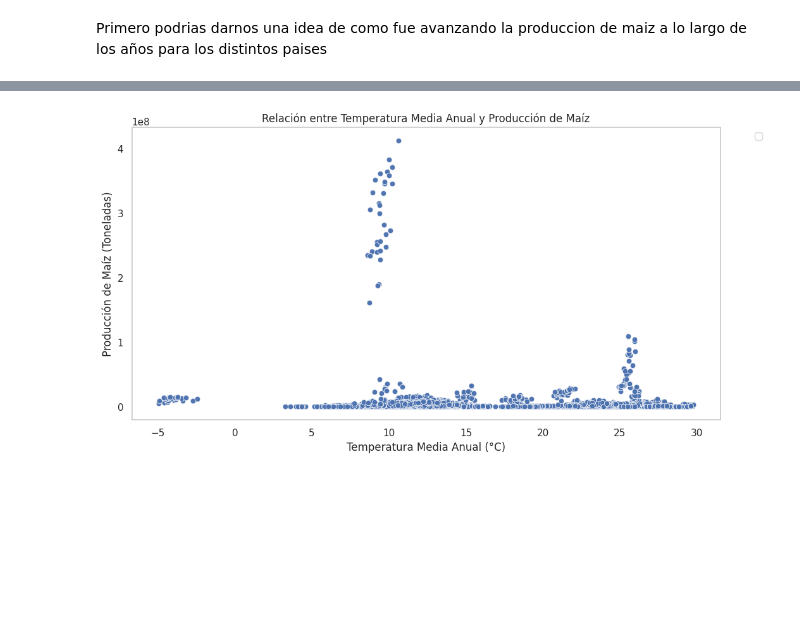
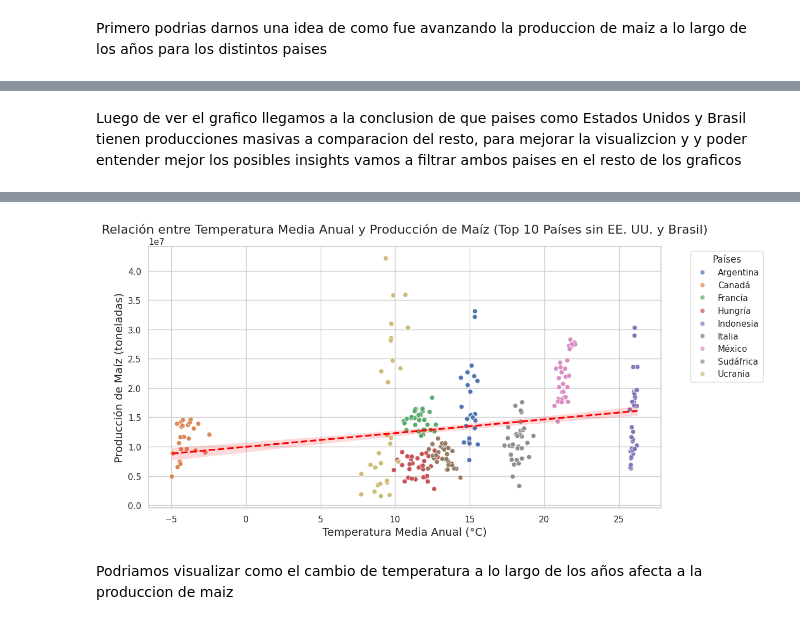
Before and after one commit to Nahuelito22/Data_StoryTelling_Ghilardi, a Jupyter notebook: PrediccionAgricola.ipynb, the cells around one changed output, grey strips where cells are left out. Drawn from its saved outputs; the diff is of its cells as text; code cells hidden in the pictures; blank space fills up the shorter version.

```diff
--- a/PrediccionAgricola.ipynb
+++ b/PrediccionAgricola.ipynb
@@ -696,11 +795,33 @@ Vamos a ver como se correlaciona la produccion de maiz y la temperatura media an
+# %% [markdown]
+Luego de ver el grafico llegamos a la conclusion de que paises como Estados Unidos y Brasil tienen producciones masivas a comparacion del resto, para mejorar la visualizcion y y poder entender mejor los posibles insights vamos a filtrar ambos paises en el resto de los graficos
 # %%
-# Gráfico de dispersión entre la producción de maíz y la temperatura media anual. Puedes incluir una línea de tendencia para observar la relación.
+# Filtrar los datos para eliminar EE. UU. y Brasil
+df_filtrado_final = df_top_10[~df_top_10['Country'].isin(['Estados Unidos', 'Brasil'])]
+
+# Generar el gráfico de dispersión
 plt.figure(figsize=(12, 6))
-sns.scatterplot(data=dfPrediccionAgricola_imputado, x='Annual Mean', y='Production', alpha=0.7)
-plt.title('Relación entre Temperatura Media Anual y Producción de Maíz')
-plt.xlabel('Temperatura Media Anual (°C)')
-plt.ylabel('Producción de Maíz (Toneladas)')
-plt.legend(bbox_to_anchor=(1.05, 1), loc=2)
-plt.grid()
+scatter_plot = sns.scatterplot(data=df_filtrado_final,
+                                x='Annual Mean',
+                                y='Production',
+                                hue='Country',
+                                palette='deep',
+                                alpha=0.7)
+
+# Añadir una línea de regresión
+sns.regplot(data=df_filtrado_final,
+            x='Annual Mean',
+            y='Production',
+            scatter=False,
+            color='red',
+            line_kws={"linestyle": "--"})
+
+# Configurar los títulos y etiquetas
+plt.title('Relación entre Temperatura Media Anual y Producción de Maíz (Top 10 Países sin EE. UU. y Brasil)', fontsize=16)
+plt.xlabel('Temperatura Media Anual (°C)', fontsize=14)
+plt.ylabel('Producción de Maíz (toneladas)', fontsize=14)
+plt.legend(title='Países', bbox_to_anchor=(1.05, 1), loc='upper left')
+
+# Mostrar el gráfico
+plt.tight_layout()
 plt.show()
 # %% [output]
@@ -708,2 +828,4 @@ WARNING:matplotlib.legend:No artists with labels found to put in legend.  Note t
-[figure, old version]
+[figure, new version]
+# %% [markdown]
+Podriamos visualizar como el cambio de temperatura a lo largo de los años afecta a la produccion de maiz
 # %%
```
Also changed, not shown: parts of 19 cells of this notebook.
